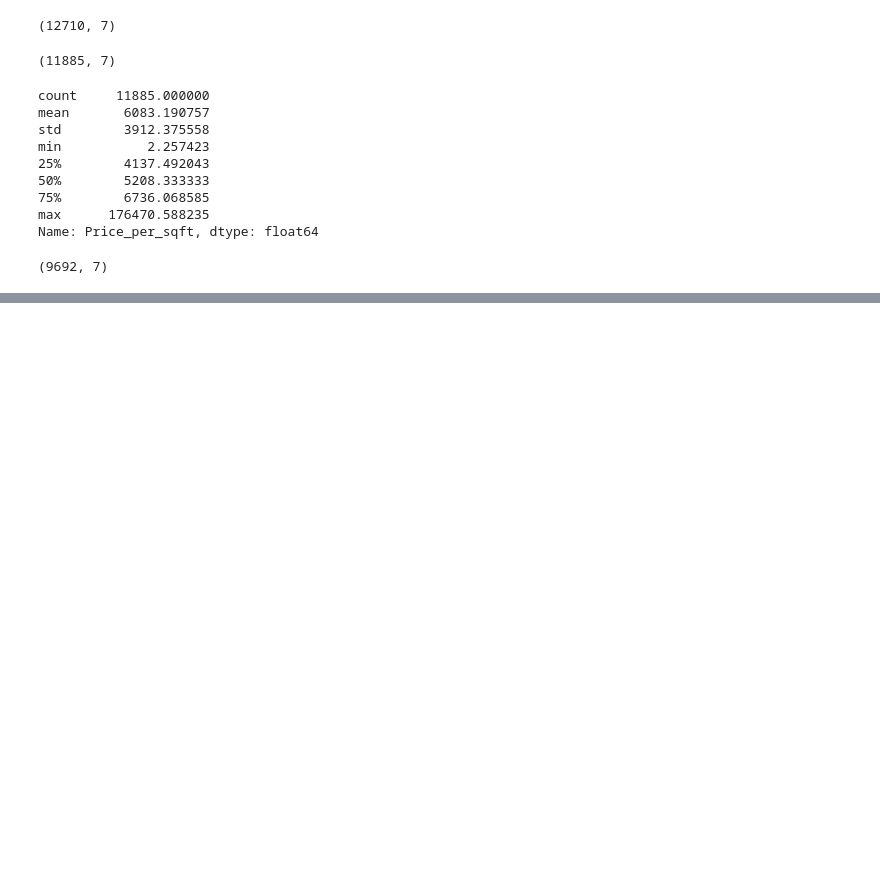
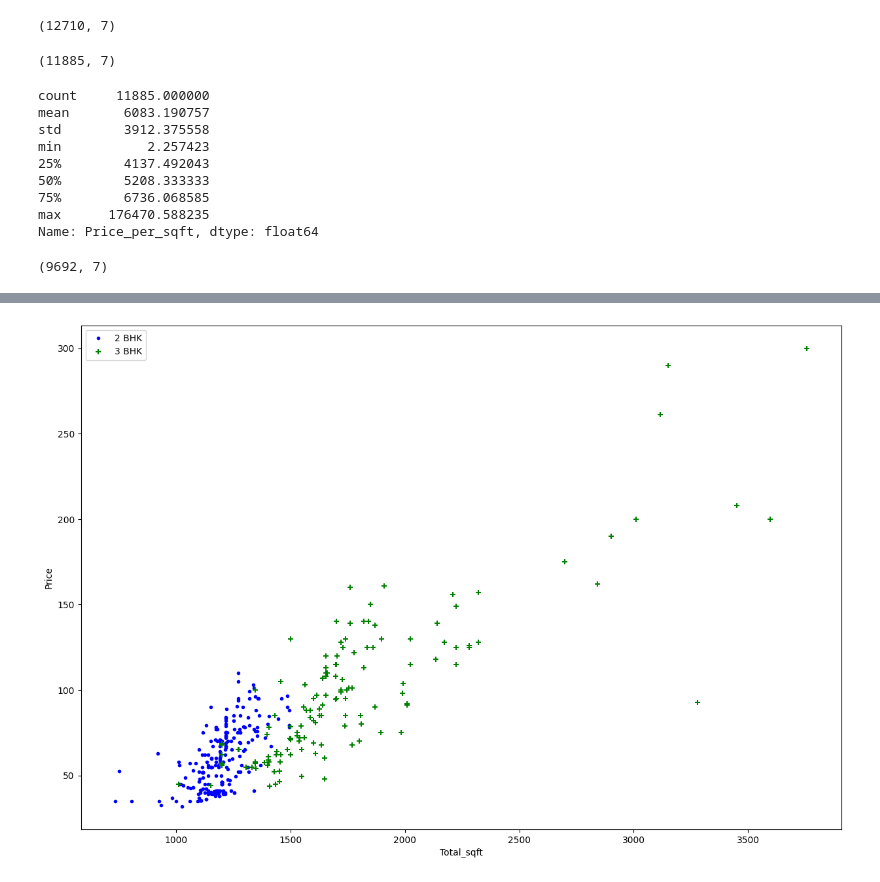
Before and after one commit to SSarkar-1/Bangalore-Home-Price-Prediction, a Jupyter notebook: BLR.ipynb, the cells around one changed output, grey strips where cells are left out. Cells and saved outputs as stored; diff of their text form; code cells hidden in the pictures; blank space fills up the shorter version.

```diff
--- a/BLR.ipynb
+++ b/BLR.ipynb
@@ -353,0 +372,15 @@ df3.shape
+# %%
+def plot_bhk(df,place):
+    bhk2=df[(df['location']==place) & (df['size']==2)]
+    bhk3=df[(df['location']==place) & (df['size']==3)]
+    plt.figure(figsize=(15,10))
+    plt.scatter(bhk2.total_sqft,bhk2.price,c='b',marker='.',label='2 BHK')
+    plt.scatter(bhk3.total_sqft,bhk3.price,c='g',marker='+',label='3 BHK')
+    plt.xlabel('Total_sqft')
+    plt.ylabel('Price')
+    plt.legend()
+    plt.show()
+
+plot_bhk(df3,'Whitefield')
+# %% [output]
+[figure, added]
```
Also changed, not shown: parts of 12 cells of this notebook.
